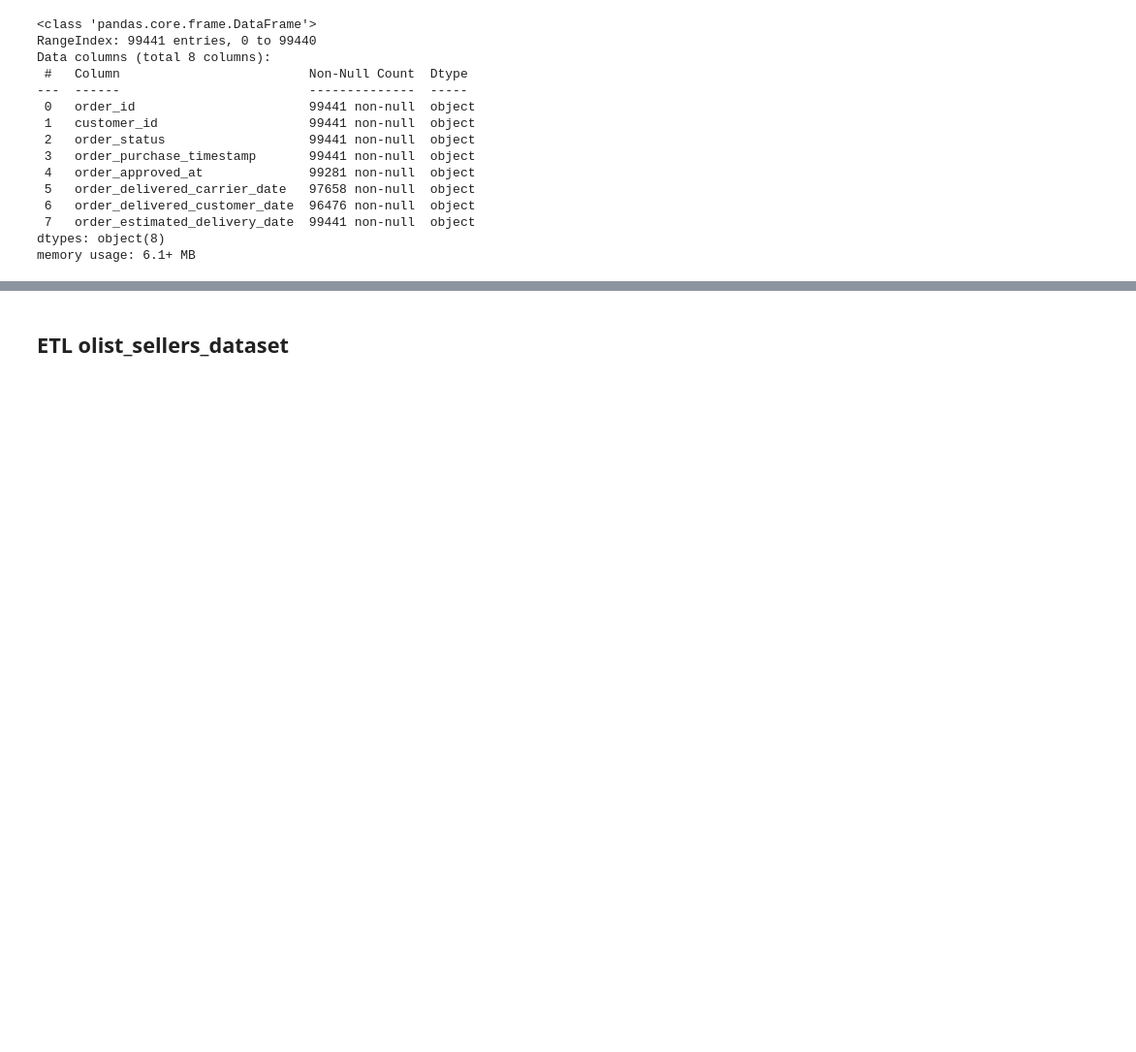
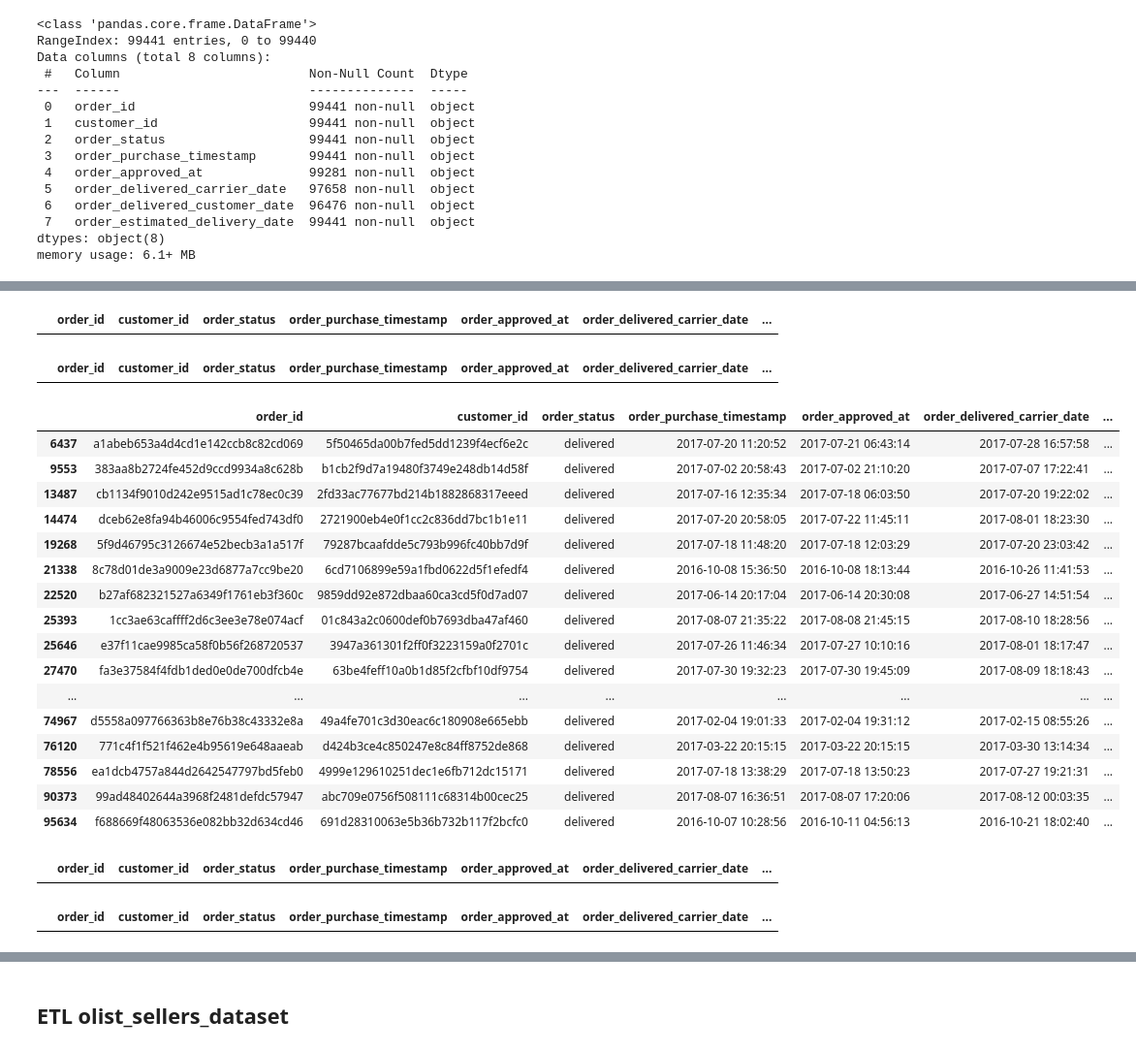
Before and after one commit to MelinaRG/Proyecto-Final-DATA, a Jupyter notebook: ETL.ipynb, the cells around one changed output, grey strips where cells are left out. Shown at 97% size. Saved outputs shown, nothing was run; the diff lists cells and outputs as text; code cells hidden in the pictures; blank space fills up the shorter version.

```diff
--- a/ETL.ipynb
+++ b/ETL.ipynb
@@ -320,0 +557,11 @@ dforder["order_estimated_delivery_date"]=pd.to_datetime(dforder["order_estimated
+# %%
+#vemos diferencia entre que se aprueba la compra y en la que el cliente hace la compra
+dforder['difference_days1'] = dforder['order_approved_at'] - dforder['order_purchase_timestamp']
+#vemos diferencia entre es llevado al flete y en la que se aprueba la compra
+dforder['difference_days2'] = dforder['order_delivered_carrier_date'] - dforder['order_approved_at']
+#vemos diferencia entre que el producto llega al cliente y en la que se aprueba la compra
+dforder['difference_days3'] = dforder['order_delivered_customer_date'] - dforder['order_approved_at']
+#vemos diferencia entre que el producto llega al cliente y en la que se lleva al flete
+dforder['difference_days4'] = dforder['order_delivered_customer_date'] - dforder['order_delivered_carrier_date']
+#vemos diferencia entre la estimacion de la llegada del producto al clinte y el tiempo real en que llega el producto al cliente
+dforder['difference_days5'] = dforder['order_estimated_delivery_date'] - dforder['order_delivered_customer_date']
@@ -320,0 +589,2 @@ dforder["order_estimated_delivery_date"]=pd.to_datetime(dforder["order_estimated
+# %%
+dforder["order_delivered_carrier_date_new"]=dforder["order_approved_at"]+(dforder["order_delivered_customer_date"]-dforder["order_approved_at"])/2
@@ -320,0 +600,3 @@ dforder["order_estimated_delivery_date"]=pd.to_datetime(dforder["order_estimated
+# %%
+#Modifica la columa order_delivered_carrier_date y arregla diff2
+dforder.loc[dforder["difference_days2"]<pd.Timedelta(0),"order_delivered_carrier_date"]=dforder.loc[dforder["difference_days2"]<pd.Timedelta(0),"order_delivered_carrier_date_new"]
@@ -320,0 +612,39 @@ dforder["order_estimated_delivery_date"]=pd.to_datetime(dforder["order_estimated
+# %%
+#vemos diferencia entre que se aprueba la compra y en la que el cliente hace la compra
+dforder['difference_days1'] = dforder['order_approved_at'] - dforder['order_purchase_timestamp']
+#vemos diferencia entre es llevado al flete y en la que se aprueba la compra
+dforder['difference_days2'] = dforder['order_delivered_carrier_date'] - dforder['order_approved_at']
+#vemos diferencia entre que el producto llega al cliente y en la que se aprueba la compra
+dforder['difference_days3'] = dforder['order_delivered_customer_date'] - dforder['order_approved_at']
+#vemos diferencia entre que el producto llega al cliente y en la que se lleva al flete
+dforder['difference_days4'] = dforder['order_delivered_customer_date'] - dforder['order_delivered_carrier_date']
+#vemos diferencia entre la estimacion de la llegada del producto al cliente y el tiempo real en que llega el producto al cliente
+dforder['difference_days5'] = dforder['order_estimated_delivery_date'] - dforder['order_delivered_customer_date']
+# %%
+dforder[dforder["difference_days2"]<pd.Timedelta(0)]
+# %% [output]
+|  | order_id | customer_id | order_status | order_purchase_timestamp | order_approved_at | order_delivered_carrier_date | ... |
+# %%
+dforder[dforder["difference_days3"]<pd.Timedelta(0)]
+# %% [output]
+|  | order_id | customer_id | order_status | order_purchase_timestamp | order_approved_at | order_delivered_carrier_date | ... |
+# %%
+dforder[dforder["difference_days4"]<pd.Timedelta(0)]
+# %% [output]
+|  | order_id | customer_id | order_status | order_purchase_timestamp | order_approved_at | order_delivered_carrier_date | ... |
+| 6437 | a1abeb653a4d4cd1e142ccb8c82cd069 | 5f50465da00b7fed5dd1239f4ecf6e2c | delivered | 2017-07-20 11:20:52 | 2017-07-21 06:43:14 | 2017-07-28 16:57:58 | ... |
+| 9553 | 383aa8b2724fe452d9ccd9934a8c628b | b1cb2f9d7a19480f3749e248db14d58f | delivered | 2017-07-02 20:58:43 | 2017-07-02 21:10:20 | 2017-07-07 17:22:41 | ... |
+| 13487 | cb1134f9010d242e9515ad1c78ec0c39 | 2fd33ac77677bd214b1882868317eeed | delivered | 2017-07-16 12:35:34 | 2017-07-18 06:03:50 | 2017-07-20 19:22:02 | ... |
+| 14474 | dceb62e8fa94b46006c9554fed743df0 | 2721900eb4e0f1cc2c836dd7bc1b1e11 | delivered | 2017-07-20 20:58:05 | 2017-07-22 11:45:11 | 2017-08-01 18:23:30 | ... |
+| 19268 | 5f9d46795c3126674e52becb3a1a517f | 79287bcaafdde5c793b996fc40bb7d9f | delivered | 2017-07-18 11:48:20 | 2017-07-18 12:03:29 | 2017-07-20 23:03:42 | ... |
+| 21338 | 8c78d01de3a9009e23d6877a7cc9be20 | 6cd7106899e59a1fbd0622d5f1efedf4 | delivered | 2016-10-08 15:36:50 | 2016-10-08 18:13:44 | 2016-10-26 11:41:53 | ... |
+| 22520 | b27af682321527a6349f1761eb3f360c | 9859dd92e872dbaa60ca3cd5f0d7ad07 | delivered | 2017-06-14 20:17:04 | 2017-06-14 20:30:08 | 2017-06-27 14:51:54 | ... |
+| 25393 | 1cc3ae63caffff2d6c3ee3e78e074acf | 01c843a2c0600def0b7693dba47af460 | delivered | 2017-08-07 21:35:22 | 2017-08-08 21:45:15 | 2017-08-10 18:28:56 | ... |
+| 25646 | e37f11cae9985ca58f0b56f268720537 | 3947a361301f2ff0f3223159a0f2701c | delivered | 2017-07-26 11:46:34 | 2017-07-27 10:10:16 | 2017-08-01 18:17:47 | ... |
+| 27470 | fa3e37584f4fdb1ded0e0de700dfcb4e | 63be4feff10a0b1d85f2cfbf10df9754 | delivered | 2017-07-30 19:32:23 | 2017-07-30 19:45:09 | 2017-08-09 18:18:43 | ... |
+| ... | ... | ... | ... | ... | ... | ... | ... |
+| 74967 | d5558a097766363b8e76b38c43332e8a | 49a4fe701c3d30eac6c180908e665ebb | delivered | 2017-02-04 19:01:33 | 2017-02-04 19:31:12 | 2017-02-15 08:55:26 | ... |
+| 76120 | 771c4f1f521f462e4b95619e648aaeab | d424b3ce4c850247e8c84ff8752de868 | delivered | 2017-03-22 20:15:15 | 2017-03-22 20:15:15 | 2017-03-30 13:14:34 | ... |
+| 78556 | ea1dcb4757a844d2642547797bd5feb0 | 4999e129610251dec1e6fb712dc15171 | delivered | 2017-07-18 13:38:29 | 2017-07-18 13:50:23 | 2017-07-27 19:21:31 | ... |
+| 90373 | 99ad48402644a3968f2481defdc57947 | abc709e0756f508111c68314b00cec25 | delivered | 2017-08-07 16:36:51 | 2017-08-07 17:20:06 | 2017-08-12 00:03:35 | ... |
+| 95634 | f688669f48063536e082bb32d634cd46 | 691d28310063e5b36b732b117f2bcfc0 | delivered | 2016-10-07 10:28:56 | 2016-10-11 04:56:13 | 2016-10-21 18:02:40 | ... |
@@ -320,0 +667,10 @@ dforder["order_estimated_delivery_date"]=pd.to_datetime(dforder["order_estimated
+# %%
+#Sin problemas diff2
+dforder[dforder["difference_days2"]<pd.Timedelta(0)]
+# %% [output]
+|  | order_id | customer_id | order_status | order_purchase_timestamp | order_approved_at | order_delivered_carrier_date | ... |
+# %%
+#Sin problemas diff3
+dforder[dforder["difference_days3"]<pd.Timedelta(0)]
+# %% [output]
+|  | order_id | customer_id | order_status | order_purchase_timestamp | order_approved_at | order_delivered_carrier_date | ... |
```
Also changed, not shown: parts of 84 cells of this notebook, 4 other files.
